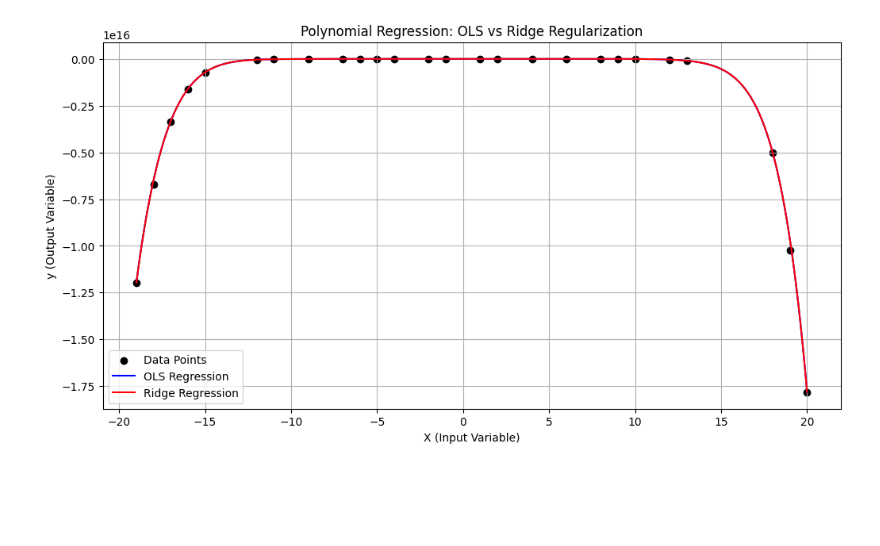
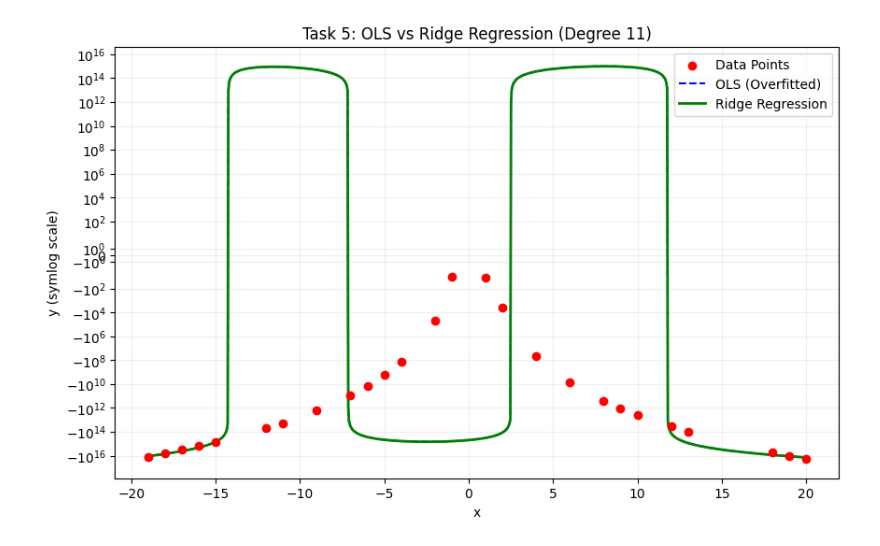
Before and after one commit to himansusatani/Himansu_Satani_Advanced_Statistics, a Jupyter notebook: AdvancedStatistics.ipynb, the cells around one changed output. Drawn from its saved outputs; the diff is of its cells as text; code cells hidden in the pictures; blank space fills up the shorter version.

```diff
--- a/AdvancedStatistics.ipynb
+++ b/AdvancedStatistics.ipynb
@@ -175,60 +303,49 @@ Fail to reject the null hypothesis: The new system does not produce different we
 # %%
 import numpy as np
 import matplotlib.pyplot as plt
-from sklearn.linear_model import Ridge
-from sklearn.preprocessing import PolynomialFeatures
-from sklearn.model_selection import train_test_split
 
-data = np.array([
-    (19, -10233244378829096), (2, -3937.38), (-11, -18458202657829.62),
-    (20, -17819891633986530), (-15, -718181747385985.4), (6, -7366021921.99),
-    (4, -44050213.24), (-7, -88902661716.27), (-18, -6711830463838900),
-    (-17, -3365082801405407.5), (12, -37349866643220.66), (-12, -51455409330874.12),
-    (-6, -14773945893.53), (-9, -1703754093828.18), (1, -11.99), (-4, -135200126.97),
-    (9, -1064816845393.58), (13, -97589644727233.92), (-19, -11973504784548742),
-    (-16, -1605192160890619), (-5, -1836296544.99), (18, -5015003750002198),
-    (10, -4075495041878.25), (8, -266880119004.75), (-1, -10.43), (-2, -49847.64)
-])
+# --- 1. DATA ENTRY ---
+data = [(19, -10233244378829096), (2, -3937.38), (-11, -18458202657829.62),
+        (20, -17819891633986530), (-15, -718181747385985.4), (6, -7366021921.99),
+        (4, -44050213.24), (-7, -88902661716.27), (-18, -6711830463838900),
+        (-17, -3365082801405407.5), (12, -37349866643220.66), (-12, -51455409330874.12),
+        (-6, -14773945893.53), (-9, -1703754093828.18), (1, -11.99),
+        (-4, -135200126.97), (9, -1064816845393.58), (13, -97589644727233.92),
+        (-19, -11973504784548742), (-16, -1605192160890619), (-5, -1836296544.99),
+        (18, -5015003750002198), (10, -4075495041878.25), (8, -266880119004.75),
+        (-1, -10.43), (-2, -49847.64)]
 
-X = data[:, 0].reshape(-1, 1)
-y = data[:, 1]
+x = np.array([d[0] for d in data])
+y = np.array([d[1] for d in data])
 
-poly = PolynomialFeatures(degree=12)
-X_poly = poly.fit_transform(X)
+# --- 2. MODEL FITTING ---
+degree = 11
+X = np.column_stack([x**i for i in range(degree + 1)])
 
-X_train, X_test, y_train, y_test = train_test_split(X_poly, y, test_size=0.2, random_state=42)
+# OLS Estimate
+theta_ols = np.linalg.solve(X.T @ X, X.T @ y)
 
-from sklearn.linear_model import LinearRegression
-ols_model = LinearRegression()
-ols_model.fit(X_train, y_train)
+# Ridge Estimate (lambda = 1e-5)
+lam = 1e-5
+theta_ridge = np.linalg.solve(X.T @ X + lam * np.eye(degree + 1), X.T @ y)
 
-y_ols_pred = ols_model.predict(X_test)
+# --- 3. VISUALIZATION ---
+x_plot = np.linspace(min(x), max(x), 1000)
+X_plot = np.column_stack([x_plot**i for i in range(degree + 1)])
+y_ols = X_plot @ theta_ols
+y_ridge = X_plot @ theta_ridge
 
-ridge_model = Ridge(alpha=1.0)
-ridge_model.fit(X_train, y_train)
+plt.figure(figsize=(10, 6))
+plt.scatter(x, y, color='red', label='Data Points', zorder=5)
+plt.plot(x_plot, y_ols, '--', label='OLS (Overfitted)', color='blue')
+plt.plot(x_plot, y_ridge, label='Ridge Regression', color='green', lw=2)
 
-y_ridge_pred = ridge_model.predict(X_test)
-
-plt.figure(figsize=(12, 6))
-
-plt.scatter(X, y, color='black', label='Data Points')
-
-X_range = np.linspace(X.min(), X.max(), 1000).reshape(-1, 1)
-X_range_poly = poly.transform(X_range)
-y_ols_range = ols_model.predict(X_range_poly)
-plt.plot(X_range, y_ols_range, label='OLS Regression', color='blue')
-
-y_ridge_range = ridge_model.predict(poly.transform(X_range))
-plt.plot(X_range, y_ridge_range, label='Ridge Regression', color='red')
-
-plt.title('Polynomial Regression: OLS vs Ridge Regularization')
-plt.xlabel('X (Input Variable)')
-plt.ylabel('y (Output Variable)')
+plt.yscale('symlog') # Symmetric log scale due to extreme range
+plt.title('Task 5: OLS vs Ridge Regression (Degree 11)')
+plt.xlabel('x')
+plt.ylabel('y (symlog scale)')
 plt.legend()
-plt.grid(True)
+plt.grid(True, which="both", ls="-", alpha=0.2)
 plt.show()
-
-print(f"OLS Model Coefficients: {ols_model.coef_}")
-print(f"Ridge Model Coefficients: {ridge_model.coef_}")
 # %% [output]
-[figure, old version]
+[figure, new version]
```
Also changed, not shown: parts of 17 cells of this notebook.
